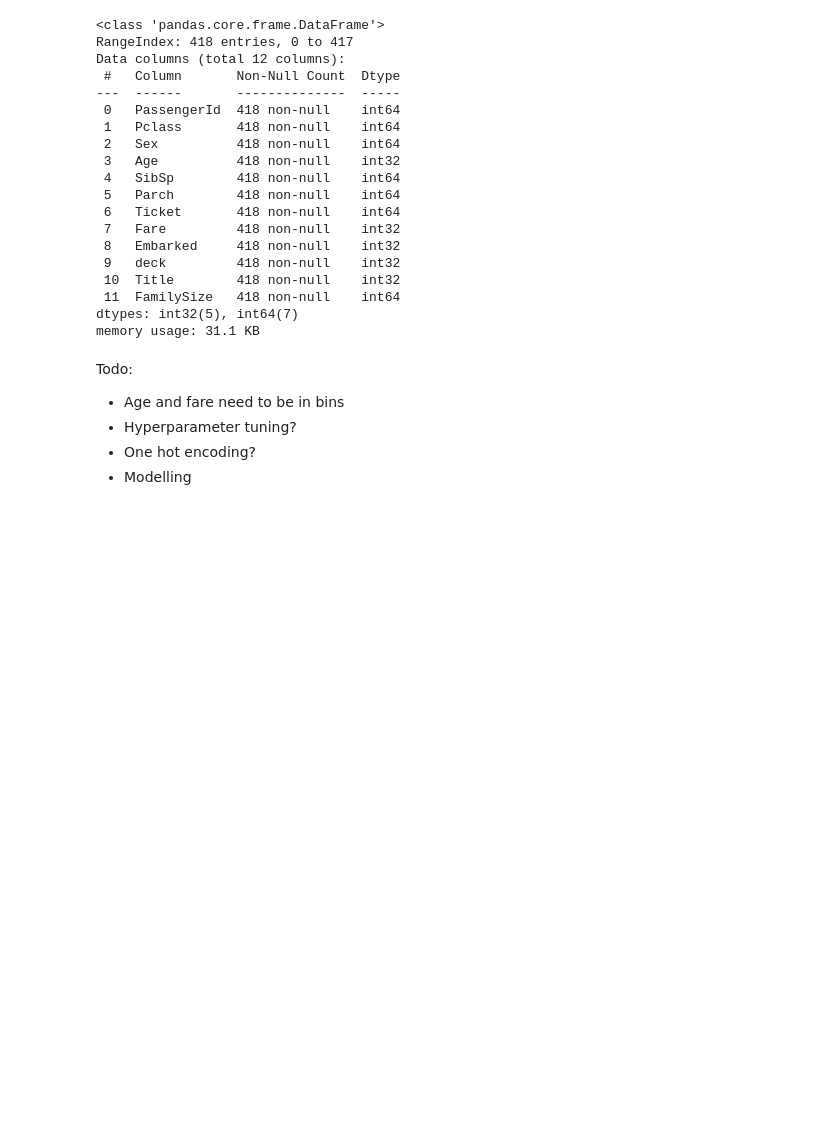
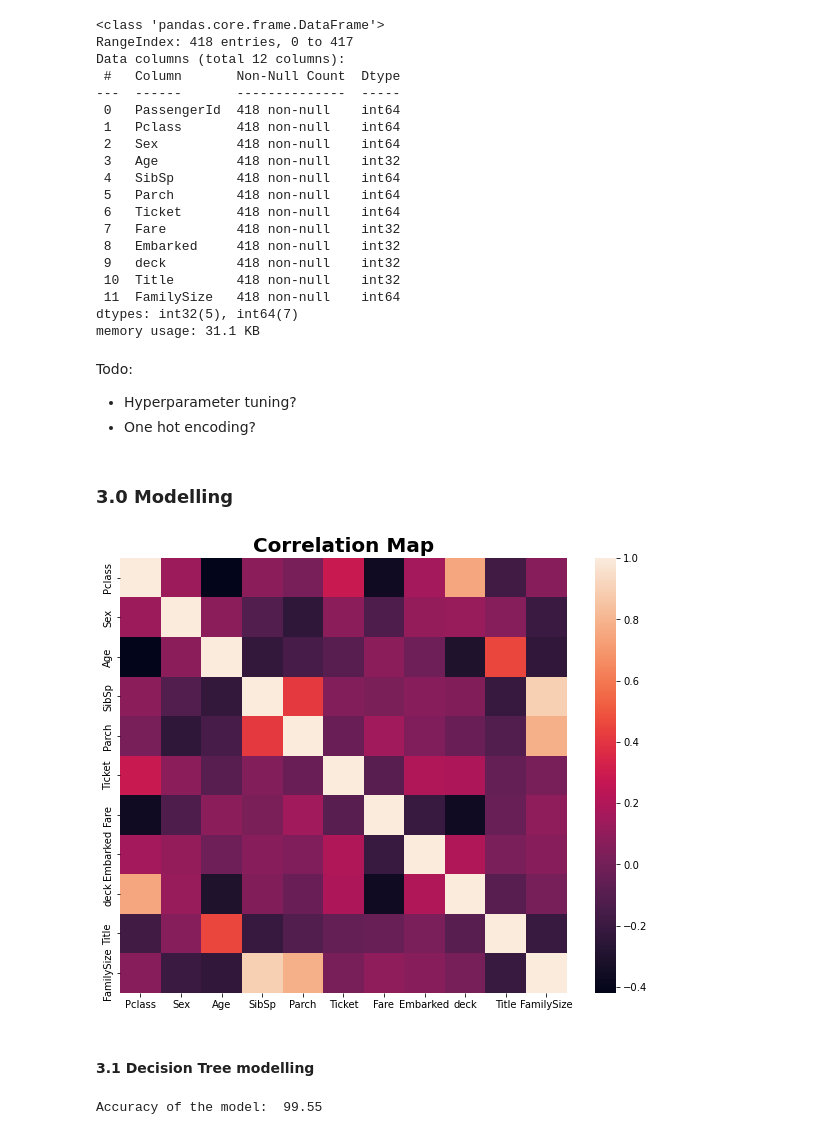
Before and after one commit to rida2689/Titanic_data, a Jupyter notebook: Titanic_ML.ipynb, the cells around one changed output. Cells and saved outputs as stored; diff of their text form; code cells hidden in the pictures; blank space fills up the shorter version.

Commit message:
Added decision tree modelling

```diff
--- a/Titanic_ML.ipynb
+++ b/Titanic_ML.ipynb
@@ -455,9 +470,25 @@ Data columns (total 12 columns):
  11  FamilySize   418 non-null    int64
 dtypes: int32(5), int64(7)
 memory usage: 31.1 KB
+# %%
+train['PassengerId'] = train.index
+test['PassengerId'] = test.index
 # %% [markdown]
 Todo:
-- Age and fare need to be in bins
 - Hyperparameter tuning?
 - One hot encoding?
-- Modelling
+# %% [markdown]
+### 3.0 Modelling
+# %%
+X_train = train.drop(['PassengerId','Survived'], axis = 1)
+Y_train = train['Survived']
+train_names = X_train.columns
+
+X_test = test.drop(['PassengerId'], axis = 1)
+# %%
+corr_train = X_train.corr()
+fig, axs = plt.subplots(figsize=(10, 8))
+sns.heatmap(corr_train).set_title("Correlation Map",fontdict= { 'fontsize': 20, 'fontweight':'bold'});
+plt.show()
+# %% [output]
+[figure, added]
@@ -463,0 +499,10 @@ Todo:
+# %% [markdown]
+#### 3.1 Decision Tree modelling
+# %%
+decision_tree = DecisionTreeClassifier()
+decision_tree.fit(X_train, Y_train)
+predictions = decision_tree.predict(X_test)
+
+print("Accuracy of the model: ",round(decision_tree.score(X_train, Y_train) * 100, 2))
+# %% [output]
+Accuracy of the model:  99.55
```
Also changed, not shown: parts of 15 cells of this notebook.
